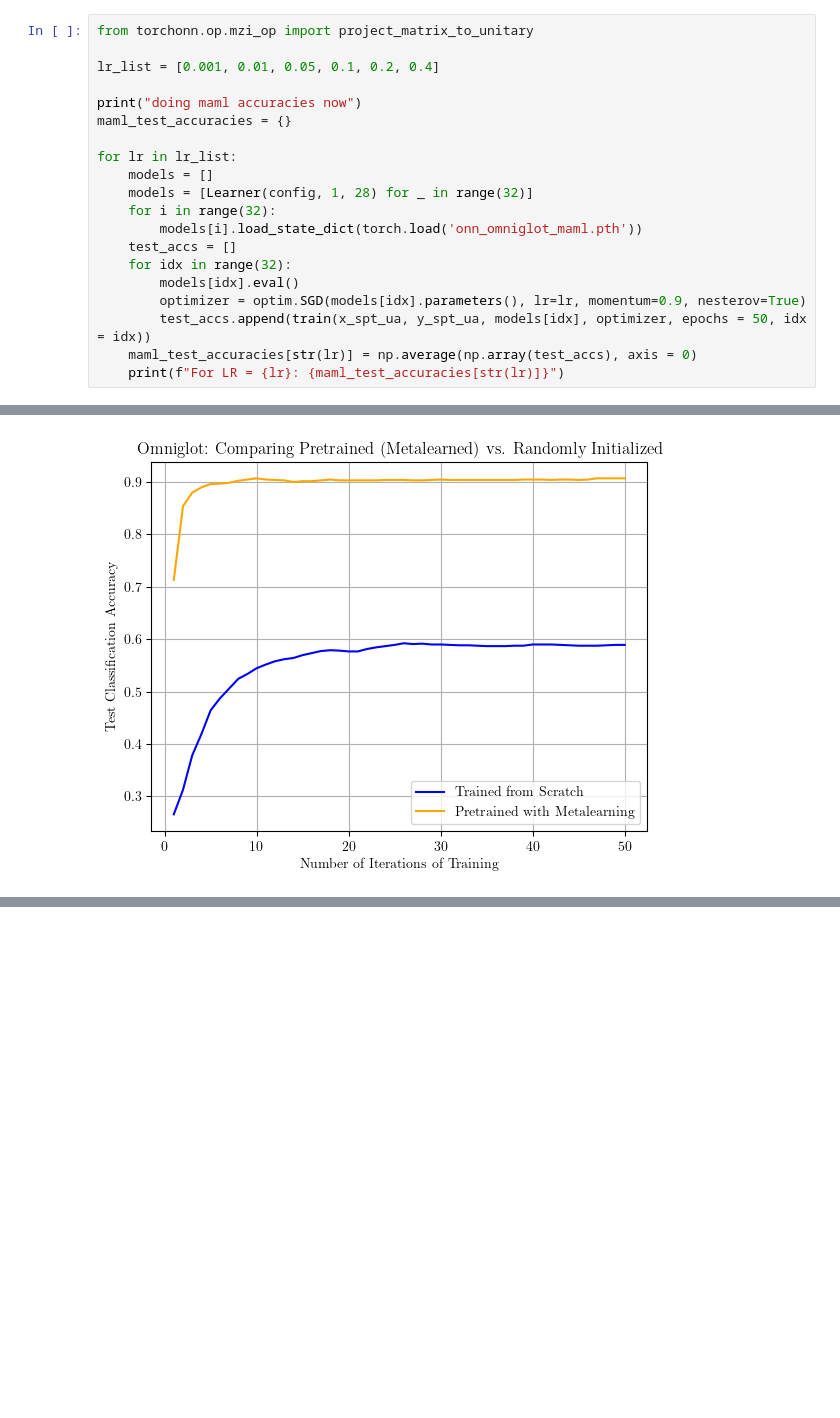
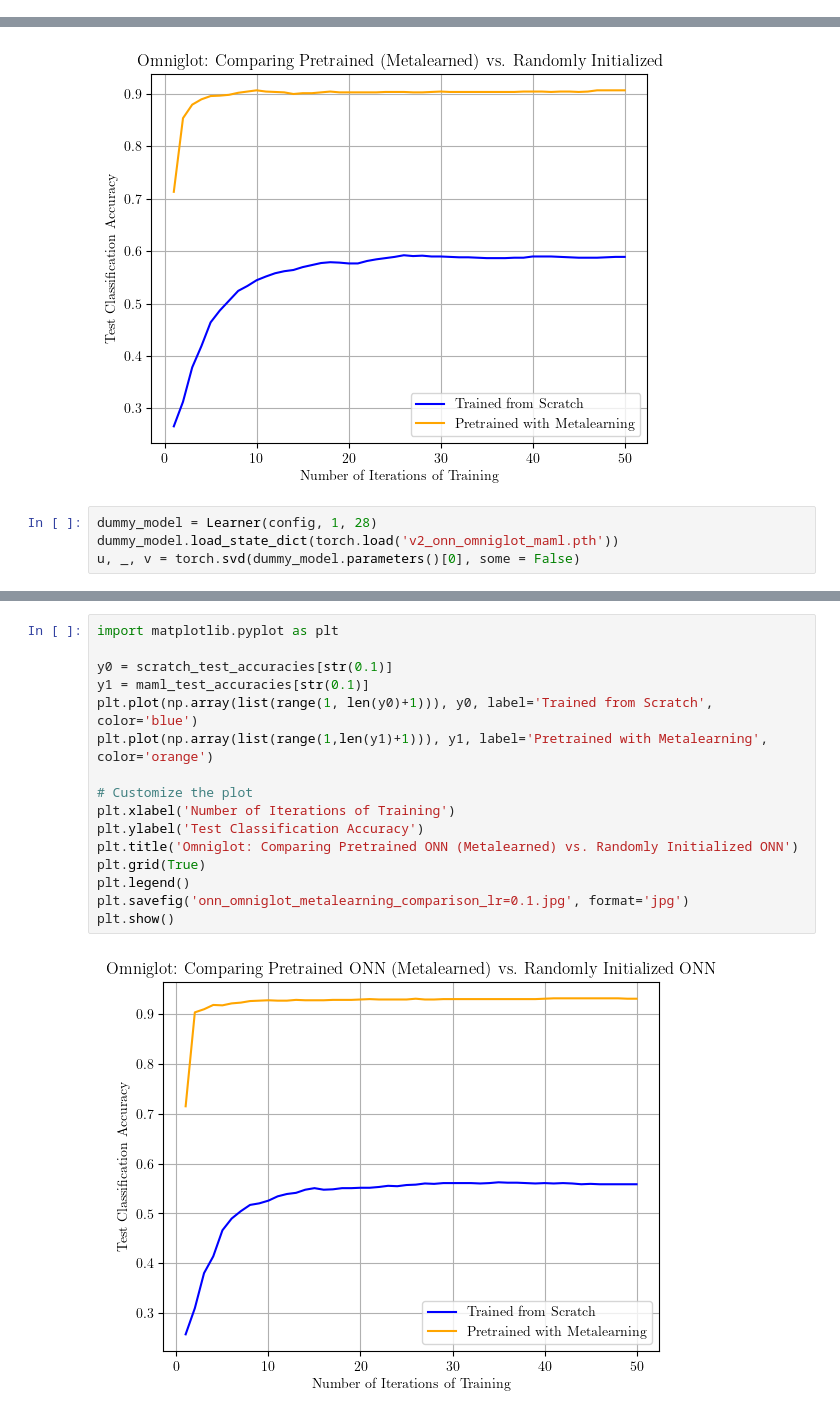
Before and after one commit to sunfishho/simphox-notebooks, a Jupyter notebook: omniglot_maml/omniglot training from scratch-metalearned-Copy1.ipynb, the cells around one changed output, grey strips where cells are left out. Cells and saved outputs as stored; diff of their text form; blank space fills up the shorter version.

Commit message:
add missing project to unitary step, new results

```diff
--- a/omniglot_maml/omniglot training from scratch-metalearned-Copy1.ipynb
+++ b/omniglot_maml/omniglot training from scratch-metalearned-Copy1.ipynb
@@ -290,20 +230,0 @@ def train(data, labels, model, optimizer, epochs=50, idx = 0):
-# %%
-from torchonn.op.mzi_op import project_matrix_to_unitary
-
-lr_list = [0.001, 0.01, 0.05, 0.1, 0.2, 0.4]
-
-print("doing maml accuracies now")
-maml_test_accuracies = {}
-
-for lr in lr_list:
-    models = []
-    models = [Learner(config, 1, 28) for _ in range(32)]
-    for i in range(32):
-        models[i].load_state_dict(torch.load('onn_omniglot_maml.pth'))
-    test_accs = []
-    for idx in range(32):
-        models[idx].eval()
-        optimizer = optim.SGD(models[idx].parameters(), lr=lr, momentum=0.9, nesterov=True)
-        test_accs.append(train(x_spt_ua, y_spt_ua, models[idx], optimizer, epochs = 50, idx = idx))
-    maml_test_accuracies[str(lr)] = np.average(np.array(test_accs), axis = 0)
-    print(f"For LR = {lr}: {maml_test_accuracies[str(lr)]}")
@@ -385,3 +330,7 @@ plt.savefig('omniglot_metalearning_comparison_lr=0.1.jpg', format='jpg')
 plt.show()
 # %% [output]
 [figure]
+# %%
+dummy_model = Learner(config, 1, 28)
+dummy_model.load_state_dict(torch.load('v2_onn_omniglot_maml.pth'))
+u, _, v = torch.svd(dummy_model.parameters()[0], some = False)
@@ -387,0 +393,18 @@ plt.show()
+# %%
+import matplotlib.pyplot as plt
+
+y0 = scratch_test_accuracies[str(0.1)]
+y1 = maml_test_accuracies[str(0.1)]
+plt.plot(np.array(list(range(1, len(y0)+1))), y0, label='Trained from Scratch', color='blue')
+plt.plot(np.array(list(range(1,len(y1)+1))), y1, label='Pretrained with Metalearning', color='orange')
+
+# Customize the plot
+plt.xlabel('Number of Iterations of Training')
+plt.ylabel('Test Classification Accuracy')
+plt.title('Omniglot: Comparing Pretrained ONN (Metalearned) vs. Randomly Initialized ONN')
+plt.grid(True)
+plt.legend()
+plt.savefig('onn_omniglot_metalearning_comparison_lr=0.1.jpg', format='jpg')
+plt.show()
+# %% [output]
+[figure, added]
```
Also changed, not shown: parts of 8 cells of this notebook, 4 other files.
